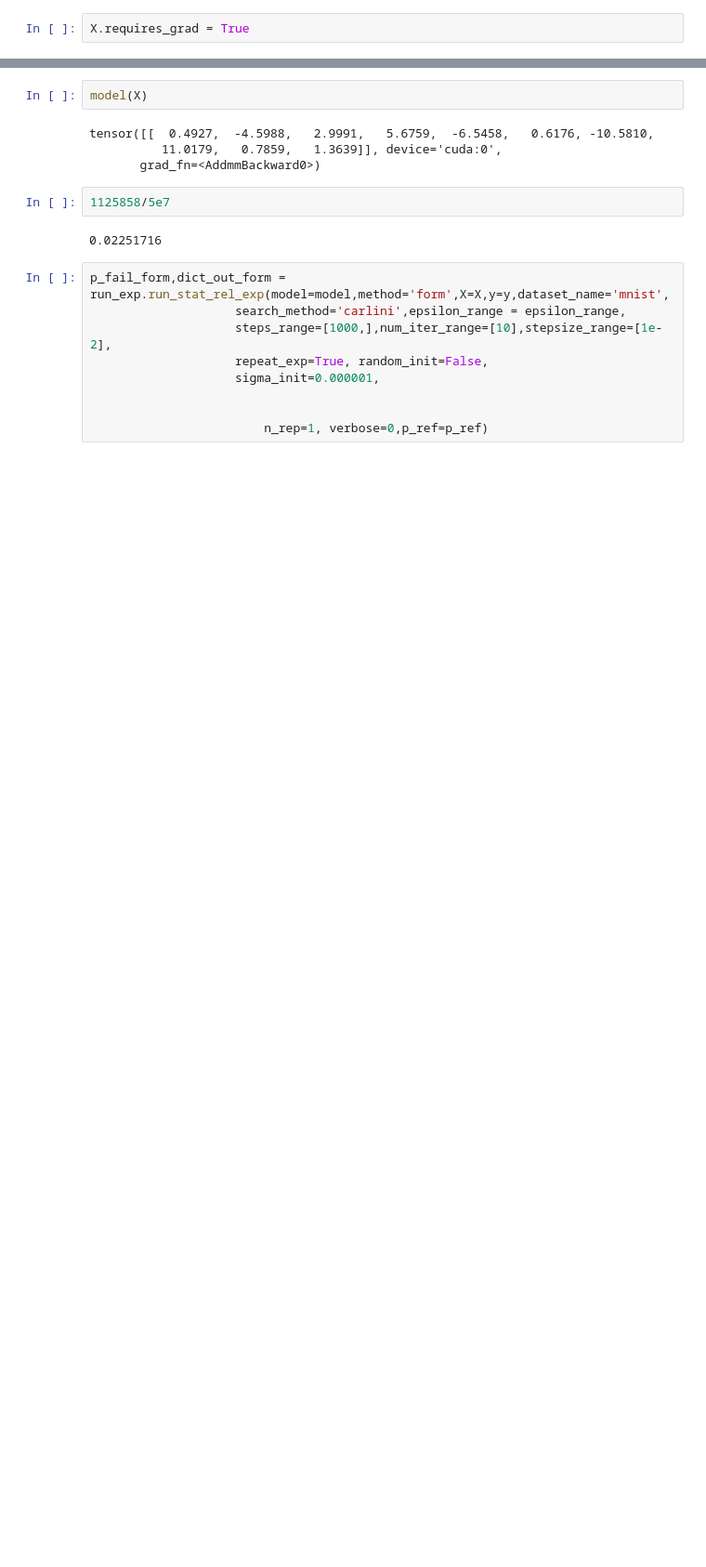
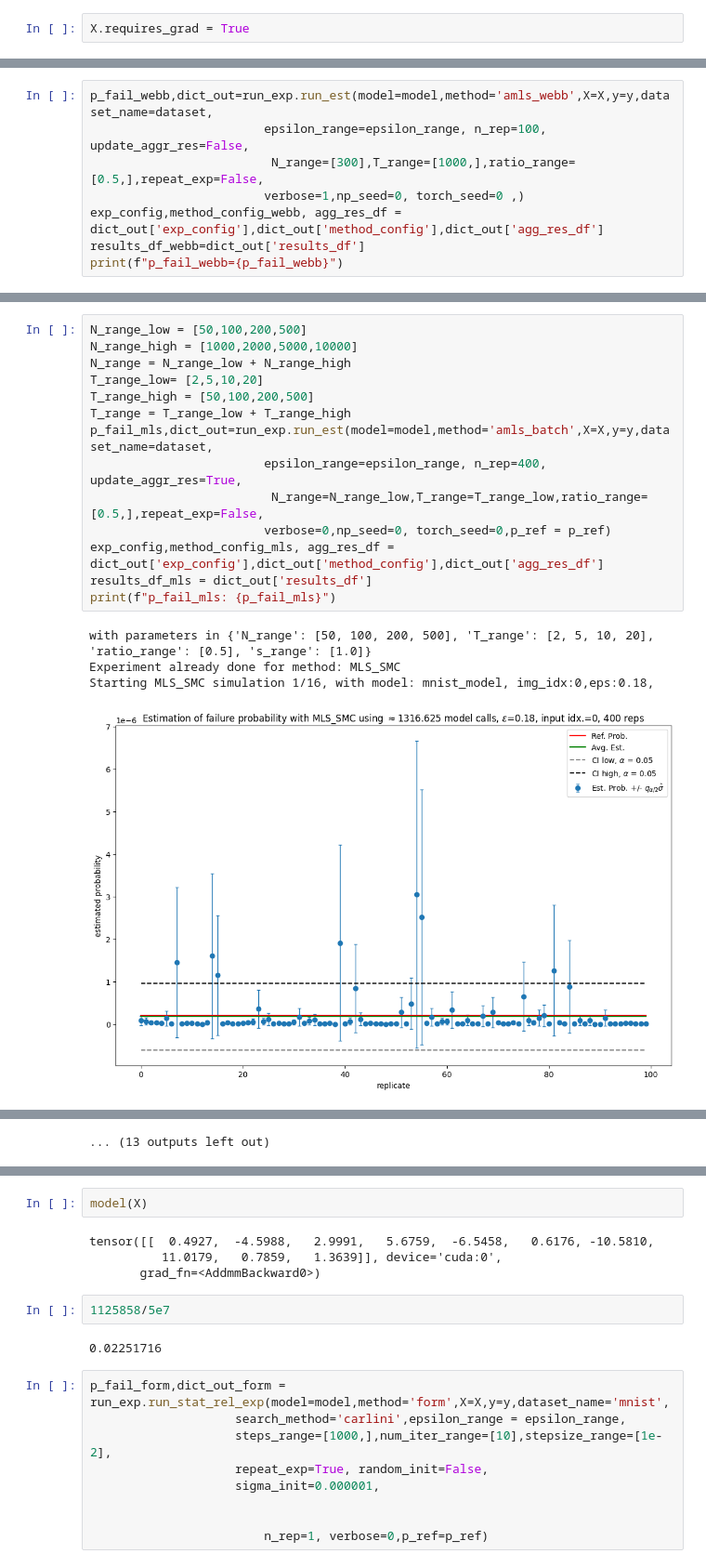
Before and after one commit to karimtito/stat_reliability_measure, a Jupyter notebook: notebooks/test_run_exp.ipynb, the cells around one changed output, grey strips where cells are left out. Shown at 93% size. Cells and saved outputs as stored; diff of their text form; blank space fills up the shorter version.

```diff
--- a/notebooks/test_run_exp.ipynb
+++ b/notebooks/test_run_exp.ipynb
@@ -84,0 +285,8 @@ X.requires_grad = True
+# %%
+p_fail_webb,dict_out=run_exp.run_est(model=model,method='amls_webb',X=X,y=y,dataset_name=dataset,
+                        epsilon_range=epsilon_range, n_rep=100, update_aggr_res=False,
+                         N_range=[300],T_range=[1000,],ratio_range=[0.5,],repeat_exp=False,
+                        verbose=1,np_seed=0, torch_seed=0 ,)
+exp_config,method_config_webb, agg_res_df = dict_out['exp_config'],dict_out['method_config'],dict_out['agg_res_df']
+results_df_webb=dict_out['results_df']
+print(f"p_fail_webb={p_fail_webb}")
@@ -84,0 +305,19 @@ X.requires_grad = True
+# %%
+N_range_low = [50,100,200,500]
+N_range_high = [1000,2000,5000,10000]
+N_range = N_range_low + N_range_high
+T_range_low= [2,5,10,20]
+T_range_high = [50,100,200,500]
+T_range = T_range_low + T_range_high
+p_fail_mls,dict_out=run_exp.run_est(model=model,method='amls_batch',X=X,y=y,dataset_name=dataset,
+                        epsilon_range=epsilon_range, n_rep=400, update_aggr_res=True,
+                         N_range=N_range_low,T_range=T_range_low,ratio_range=[0.5,],repeat_exp=False,
+                        verbose=0,np_seed=0, torch_seed=0,p_ref = p_ref)
+exp_config,method_config_mls, agg_res_df = dict_out['exp_config'],dict_out['method_config'],dict_out['agg_res_df']
+results_df_mls = dict_out['results_df']
+print(f"p_fail_mls: {p_fail_mls}")
+# %% [output]
+with parameters in {'N_range': [50, 100, 200, 500], 'T_range': [2, 5, 10, 20], 'ratio_range': [0.5], 's_range': [1.0]}
+Experiment already done for method: MLS_SMC
+Starting MLS_SMC simulation 1/16, with model: mnist_model, img_idx:0,eps:0.18,
+[figure, added]
@@ -84,0 +382 @@ X.requires_grad = True
+... (13 outputs left out)
```
Also changed, not shown: parts of 40 cells of this notebook, 5 other files.
